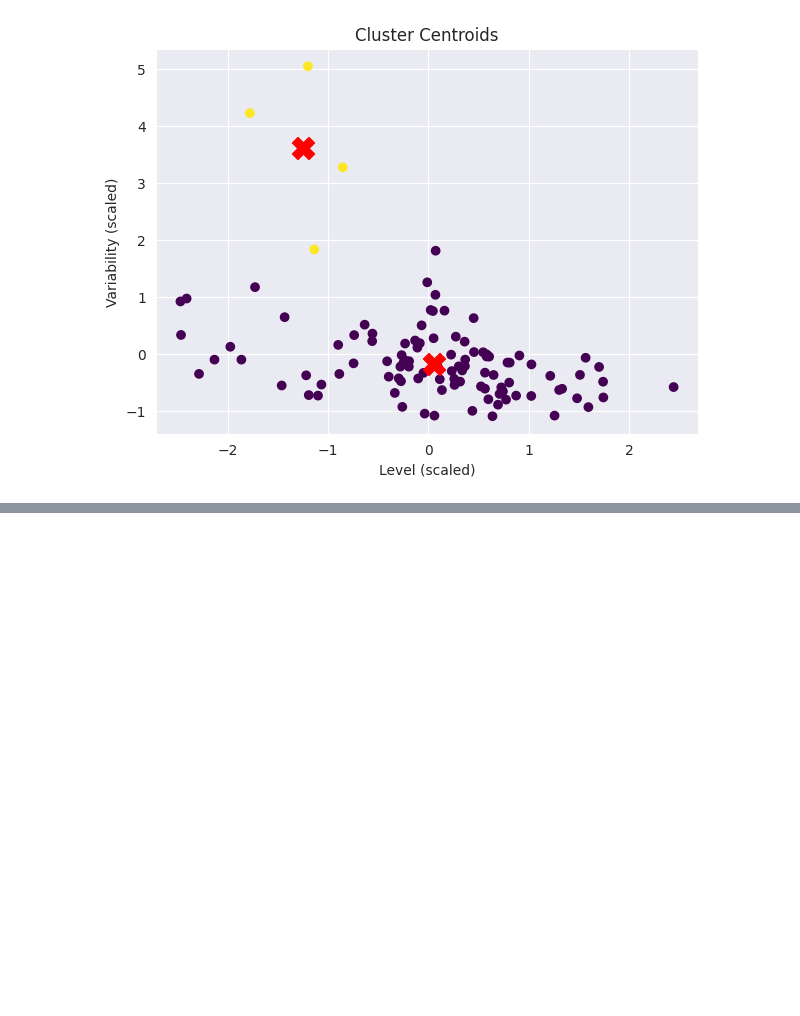
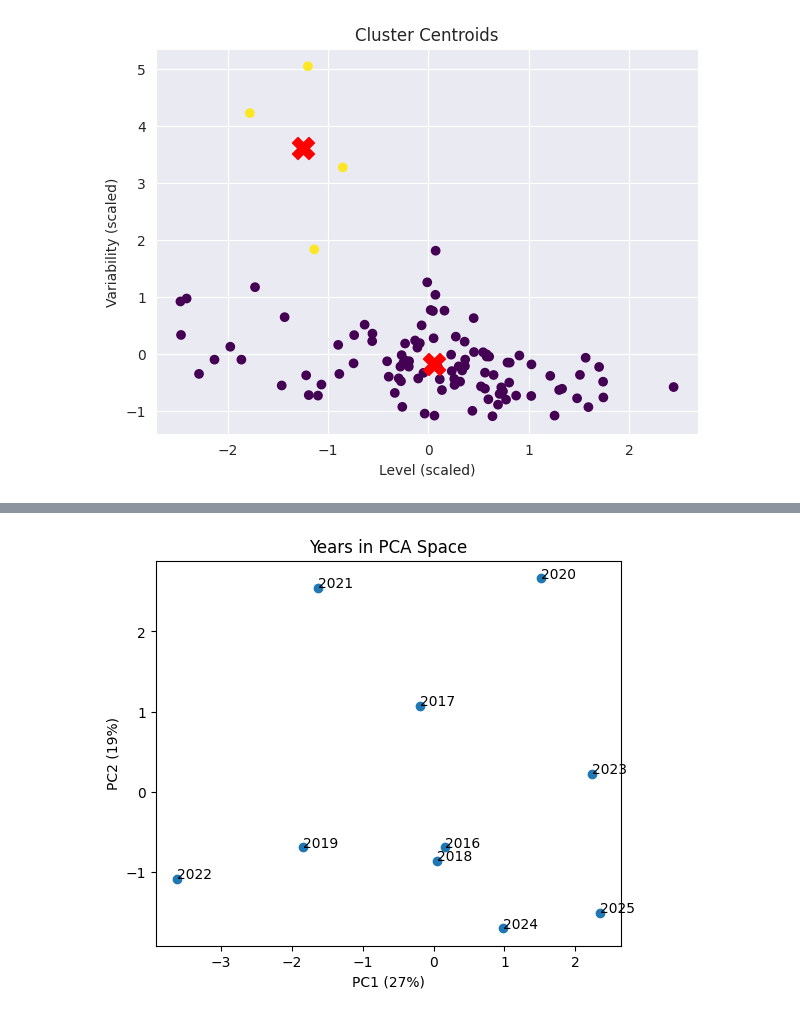
Before and after one commit to lktran1105/lktran1105.github.io, a Jupyter notebook: MLDS_project.ipynb, the cells around one changed output, grey strips where cells are left out. Cells and saved outputs as stored; diff of their text form; code cells hidden in the pictures; blank space fills up the shorter version.

```diff
--- a/MLDS_project.ipynb
+++ b/MLDS_project.ipynb
@@ -687,0 +779,12 @@ plt.show()
+# %%
+#Plot each year in PC1–PC2 space
+plt.figure(figsize=(6, 5))
+plt.scatter(climate_pca[:, 0], climate_pca[:, 1])
+for i, year in enumerate(wide.index):
+    plt.annotate(year, (climate_pca[i, 0], climate_pca[i, 1]))
+plt.xlabel(f'PC1 ({pca.explained_variance_ratio_[0]:.0%})')
+plt.ylabel(f'PC2 ({pca.explained_variance_ratio_[1]:.0%})')
+plt.title('Years in PCA Space')
+plt.show()
+# %% [output]
+[figure, added]
```
Also changed, not shown: parts of 19 cells of this notebook.
